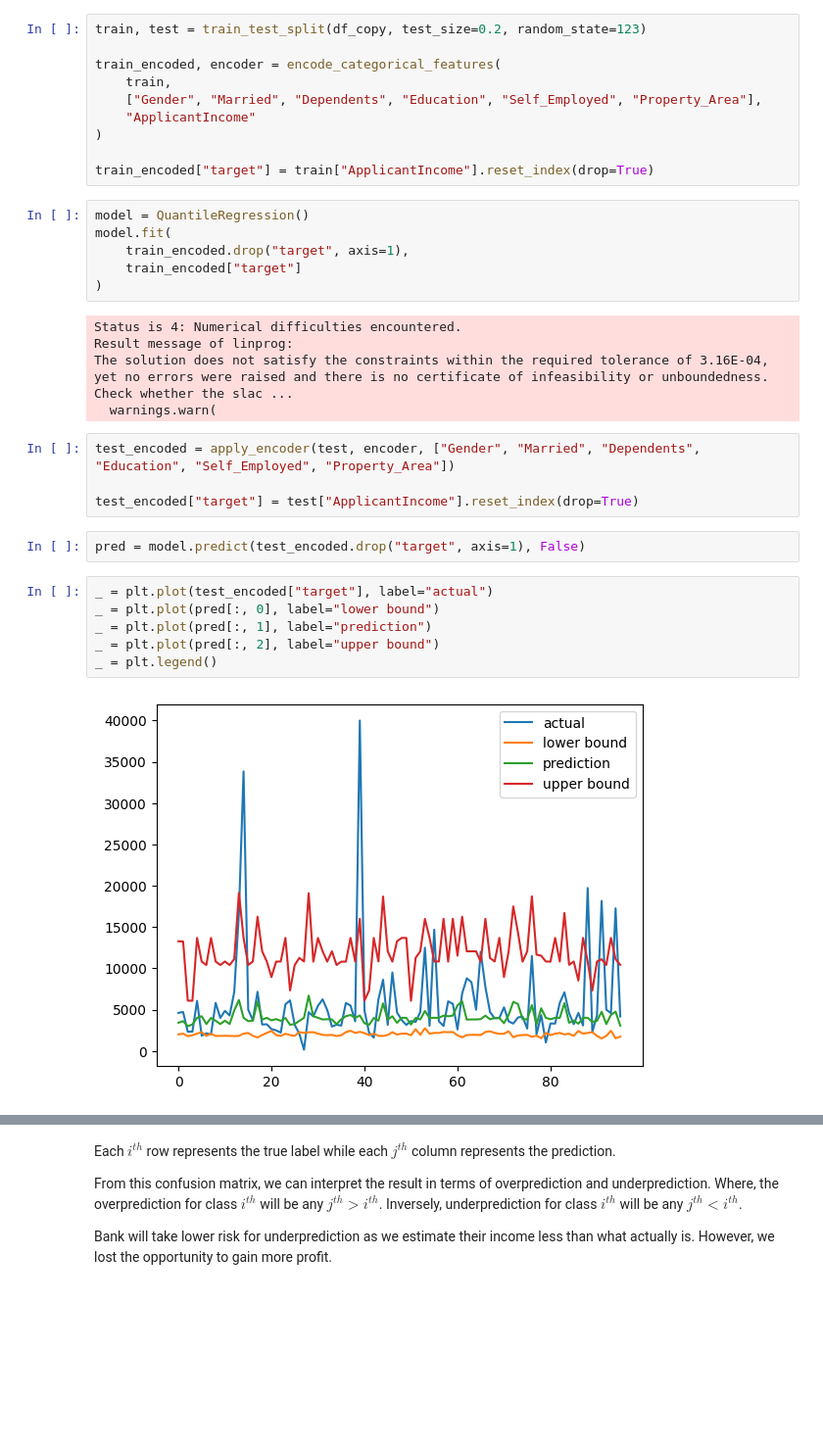
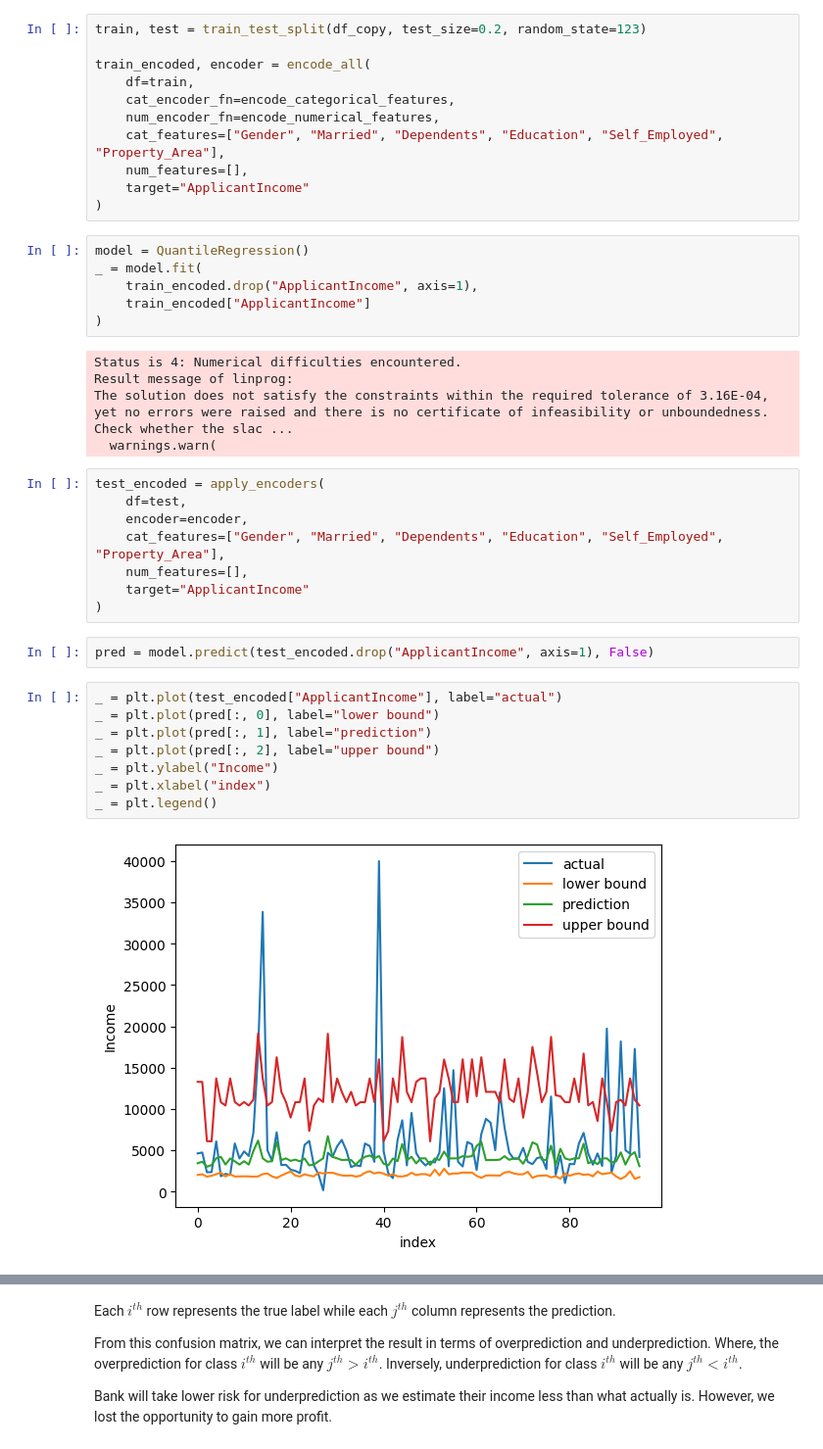
Before and after one commit to nutorbit/uncertainty-modeling, a Jupyter notebook: notebooks/00_conformal_prediction.ipynb, the cells around one changed output, grey strips where cells are left out. Shown: that part at 98% size. Drawn from its saved outputs; the diff is of its cells as text; blank space fills up the shorter version.

```diff
--- a/notebooks/00_conformal_prediction.ipynb
+++ b/notebooks/00_conformal_prediction.ipynb
@@ -403,18 +427,19 @@ class QuantileRegression:
 # %%
 train, test = train_test_split(df_copy, test_size=0.2, random_state=123)
 
-train_encoded, encoder = encode_categorical_features(
-    train,
-    ["Gender", "Married", "Dependents", "Education", "Self_Employed", "Property_Area"],
-    "ApplicantIncome"
+train_encoded, encoder = encode_all(
+    df=train,
+    cat_encoder_fn=encode_categorical_features,
+    num_encoder_fn=encode_numerical_features,
+    cat_features=["Gender", "Married", "Dependents", "Education", "Self_Employed", "Property_Area"],
+    num_features=[],
+    target="ApplicantIncome"
 )
-
-train_encoded["target"] = train["ApplicantIncome"].reset_index(drop=True)
 # %%
 model = QuantileRegression()
-model.fit(
-    train_encoded.drop("target", axis=1),
-    train_encoded["target"]
+_ = model.fit(
+    train_encoded.drop("ApplicantIncome", axis=1),
+    train_encoded["ApplicantIncome"]
 )
 # %% [output]
 Status is 4: Numerical difficulties encountered.
@@ -422,16 +447,22 @@ Result message of linprog:
 The solution does not satisfy the constraints within the required tolerance of 3.16E-04, yet no errors were raised and there is no certificate of infeasibility or unboundedness. Check whether the slac ...
   warnings.warn(
 # %%
-test_encoded = apply_encoder(test, encoder, ["Gender", "Married", "Dependents", "Education", "Self_Employed", "Property_Area"])
-
-test_encoded["target"] = test["ApplicantIncome"].reset_index(drop=True)
+test_encoded = apply_encoders(
+    df=test,
+    encoder=encoder,
+    cat_features=["Gender", "Married", "Dependents", "Education", "Self_Employed", "Property_Area"],
+    num_features=[],
+    target="ApplicantIncome"
+)
 # %%
-pred = model.predict(test_encoded.drop("target", axis=1), False)
+pred = model.predict(test_encoded.drop("ApplicantIncome", axis=1), False)
 # %%
-_ = plt.plot(test_encoded["target"], label="actual")
+_ = plt.plot(test_encoded["ApplicantIncome"], label="actual")
 _ = plt.plot(pred[:, 0], label="lower bound")
 _ = plt.plot(pred[:, 1], label="prediction")
 _ = plt.plot(pred[:, 2], label="upper bound")
+_ = plt.ylabel("Income")
+_ = plt.xlabel("index")
 _ = plt.legend()
 # %% [output]
-[figure, old version]
+[figure, new version]
```
Also changed, not shown: parts of 32 cells of this notebook.
